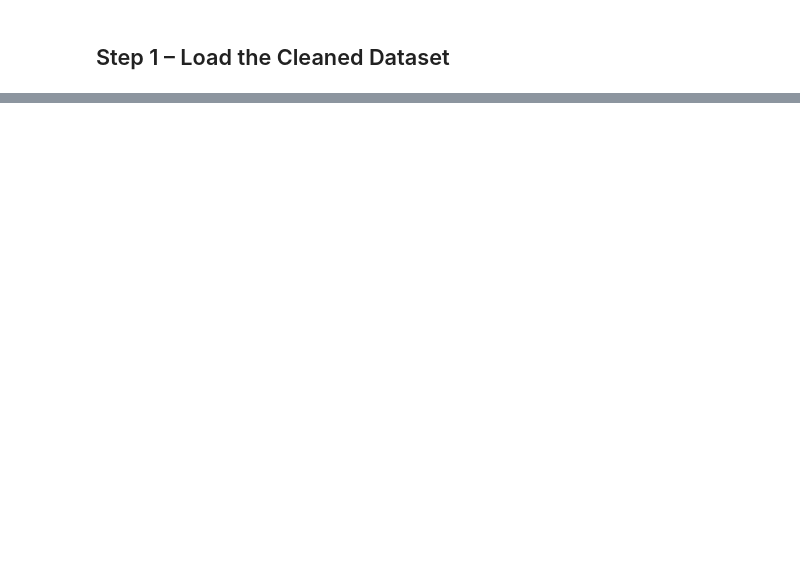
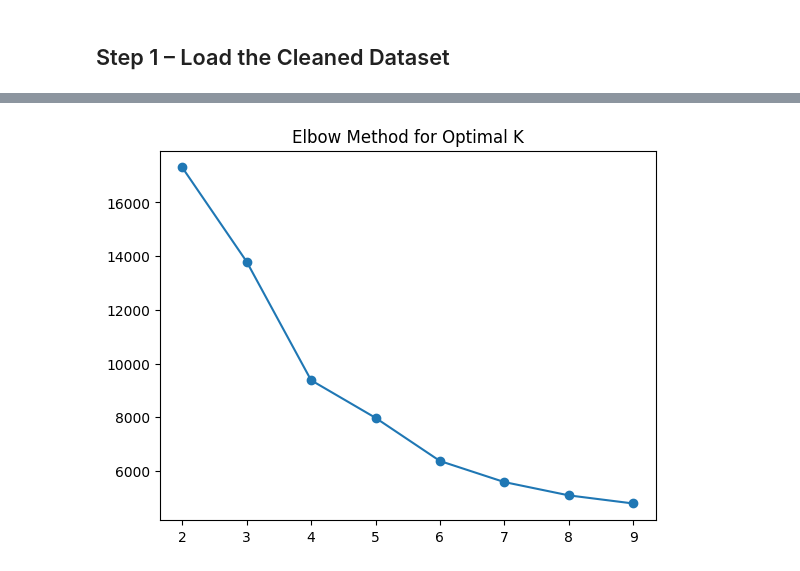
Before and after one commit to phroo02/Customer-Experience-Optimization-Churn-Prediction-, a Jupyter notebook: models/ml.ipynb, the cells around one changed output, grey strips where cells are left out. Drawn from its saved outputs; the diff is of its cells as text; code cells hidden in the pictures; blank space fills up the shorter version.

```diff
--- a/models/ml.ipynb
+++ b/models/ml.ipynb
@@ -12,0 +120,20 @@ DatabaseError: Execution failed on sql 'SELECT * FROM customer_360_cleaned;': no
+# %%
+from sklearn.cluster import KMeans
+import matplotlib.pyplot as plt
+
+features = ['recency_days','frequency','monetary','satisfaction_index','engagement_score']
+X = df[features].copy()
+X_scaled = StandardScaler().fit_transform(X)
+
+# choose k
+inertia = []
+for k in range(2,10):
+    km = KMeans(n_clusters=k, random_state=42)
+    km.fit(X_scaled)
+    inertia.append(km.inertia_)
+
+plt.plot(range(2,10), inertia, marker='o')
+plt.title("Elbow Method for Optimal K")
+plt.show()
+# %% [output]
+[figure, added]
```
Also changed, not shown: parts of 24 cells of this notebook, 8 other files.
